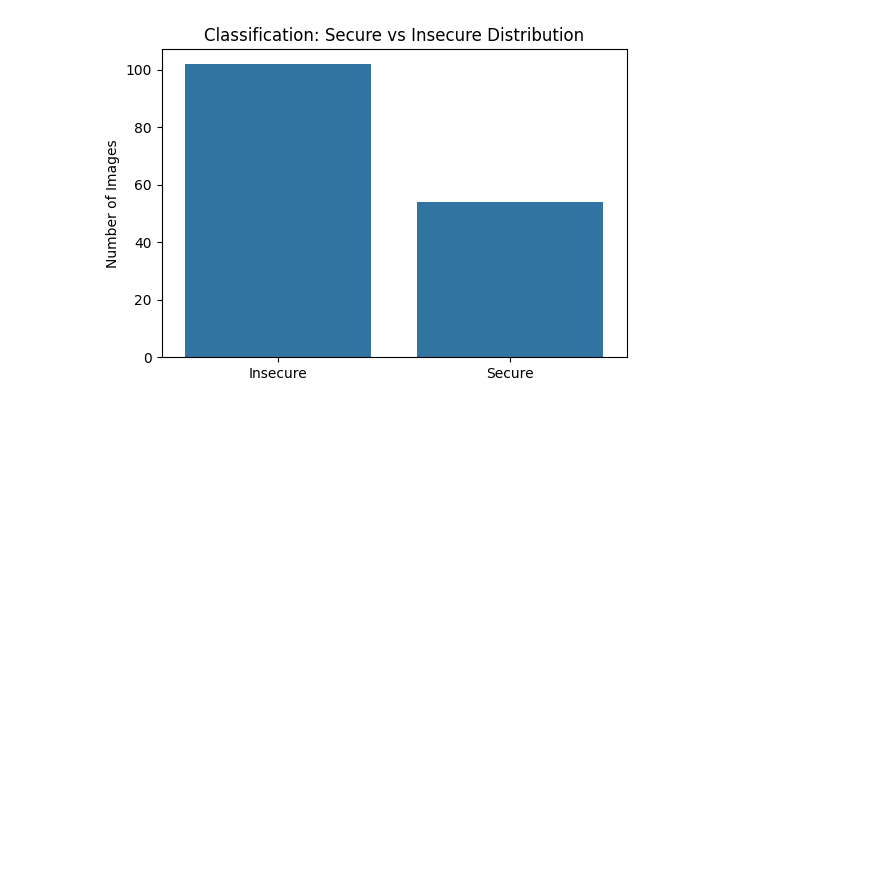
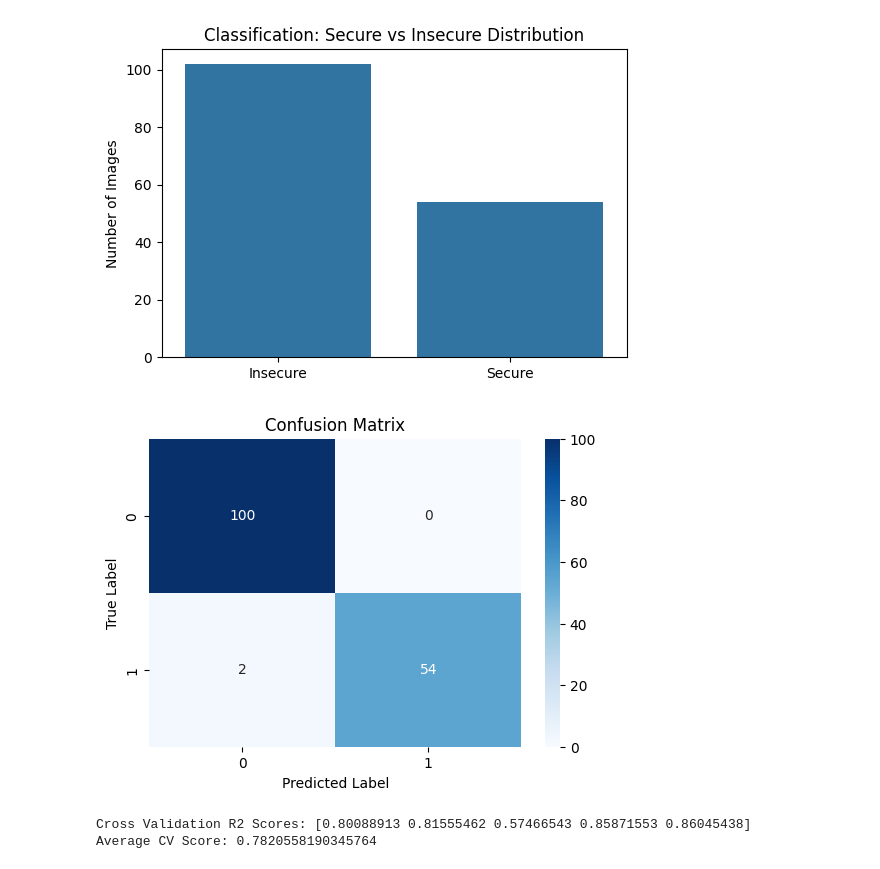
Before and after one commit to hirushifernando/ml-docker-scanner, a Jupyter notebook: notebooks/supervised_experiment.ipynb, the cells around one changed output. Cells and saved outputs as stored; diff of their text form; code cells hidden in the pictures; blank space fills up the shorter version.

```diff
--- a/notebooks/supervised_experiment.ipynb
+++ b/notebooks/supervised_experiment.ipynb
@@ -457,3 +458,28 @@ plt.ylabel("Number of Images")
 plt.show()
 # %% [output]
 [figure]
+# %%
+plt.figure(figsize=(6,4))
+sns.heatmap(cm, annot=True, fmt='d', cmap='Blues')
+plt.xlabel("Predicted Label")
+plt.ylabel("True Label")
+plt.title("Confusion Matrix")
+plt.show()
+# %% [output]
+[figure, added]
+# %%
+from sklearn.model_selection import cross_val_score
+
+cv_scores = cross_val_score(
+    XGBRegressor(n_estimators=200, max_depth=6, learning_rate=0.1),
+    X_train_reg,
+    y_train_reg,
+    cv=5,
+    scoring='r2'
+)
+
+print("Cross Validation R2 Scores:", cv_scores)
+print("Average CV Score:", cv_scores.mean())
+# %% [output]
+Cross Validation R2 Scores: [0.80088913 0.81555462 0.57466543 0.85871553 0.86045438]
+Average CV Score: 0.7820558190345764
```
Also changed, not shown: parts of 5 cells of this notebook, 4 other files.
